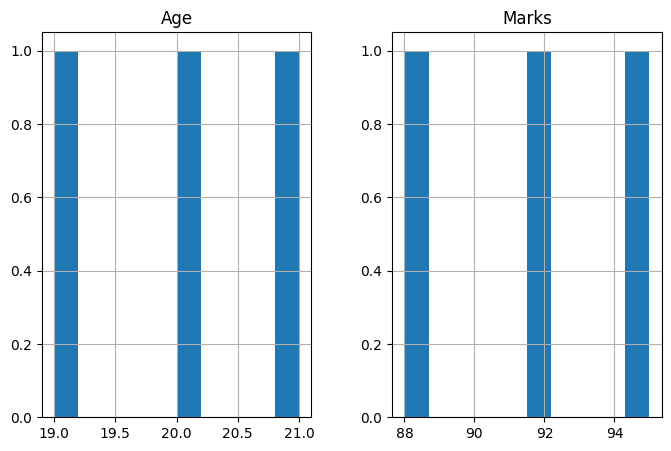
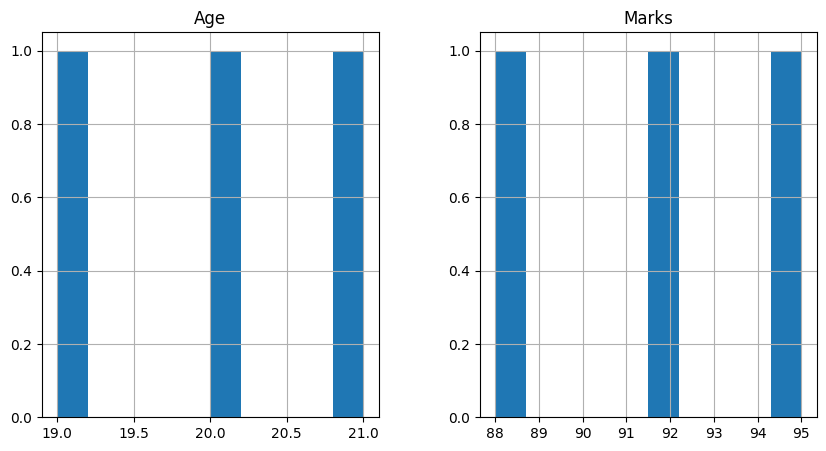
Unified diff of the notebook cell whose output changed from the first chart to the second:
--- before
+++ after
@@ -1,2 +1,2 @@
-df.hist(figsize=(8,5))
+df.hist(figsize=(10,5))
 plt.show()

Commit: day 10 eda project